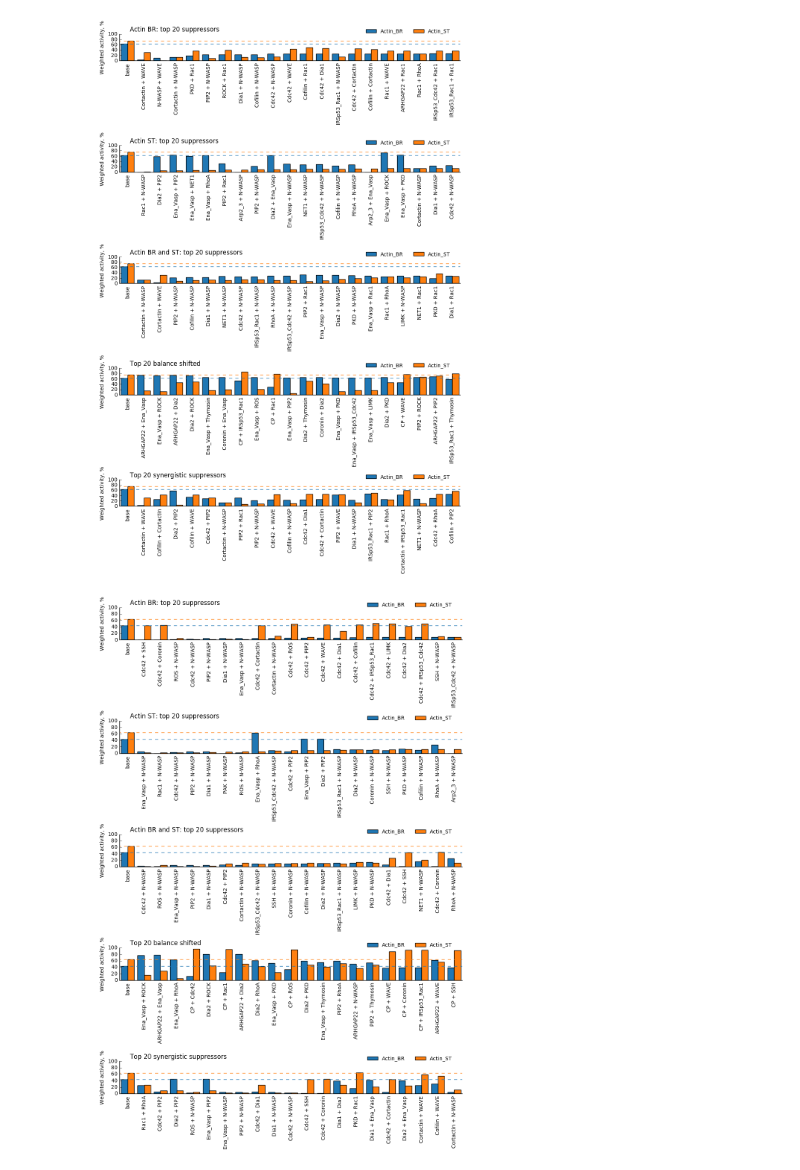
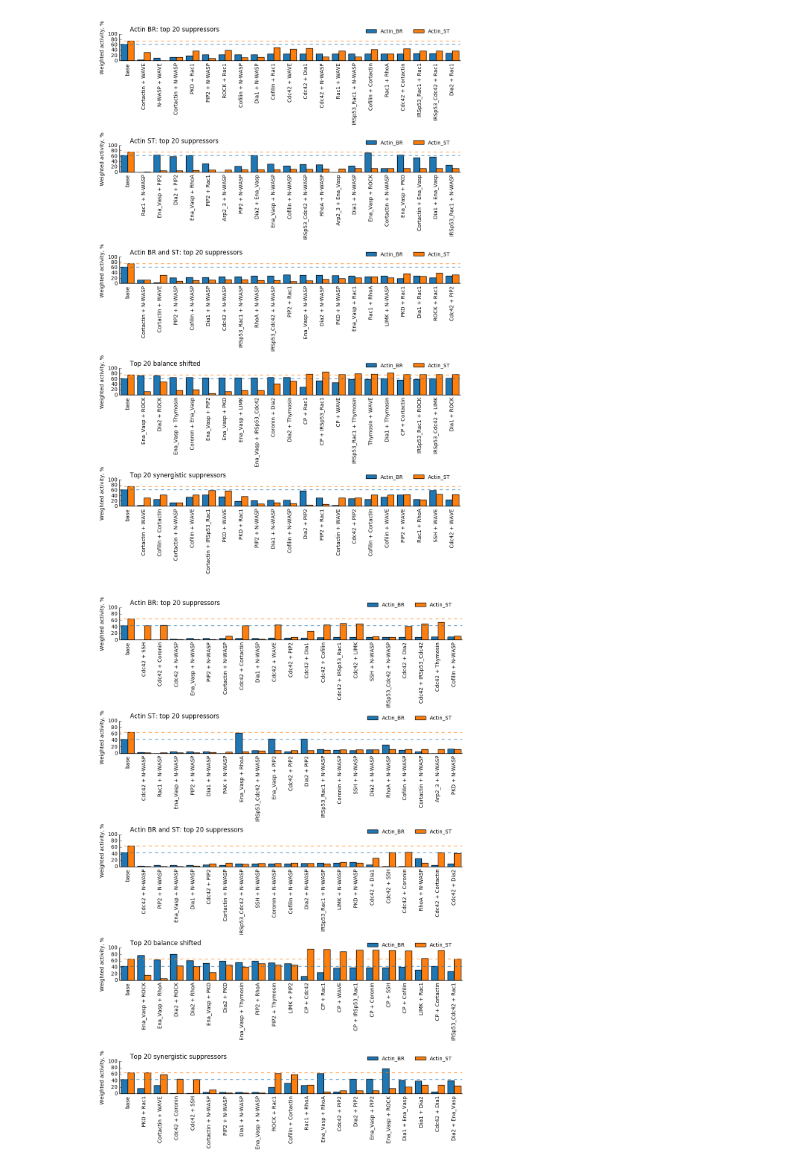
Before and after one commit to Vitaljok/actin-signaling, a Jupyter notebook: Double knock-down charts TOP-X.ipynb, the cells around one changed output. Saved outputs shown, nothing was run; the diff lists cells and outputs as text; code cells hidden in the pictures.

Commit message:
Updating TOP 20 charts

```diff
--- a/Double knock-down charts TOP-X.ipynb
+++ b/Double knock-down charts TOP-X.ipynb
@@ -68,7 +68,7 @@ for report in reports:
 
     df['synergy_BR'] = (df['Actin_BR'] - df['Actin_BR_single']) / base_BR
     df['synergy_ST'] = (df['Actin_ST'] - df['Actin_ST_single']) / base_ST
-    df['synergy'] = df['synergy_BR'] + df['synergy_ST']
+#     df['synergy'] = df['synergy_BR'] + df['synergy_ST']
 
     dfs = [
         df[df.index == 'base'].append(
@@ -76,36 +76,41 @@ for report in reports:
 
         df[df.index == 'base'].append(
             df[df['Actin_ST'] > 0].sort_values('Actin_ST').head(topX)),
 
         df[df.index == 'base'].append(
             df[(df['Actin_ST'] > 0) & (df['Actin_BR'] > 0)].sort_values('both_diff').head(topX)),
 
-        df[df.index == 'base'].append(
-            df[(df['Actin_ST'] > 0) & (df['Actin_BR'] > 0)].sort_values('balance_shift').head(topX)),
+        df[df.index == 'base'].append([
+            df[(df['Actin_ST'] > 0) & (df['Actin_BR'] > 0) & (df['Actin_BR_diff'] > 0)] \
+                .sort_values('balance_shift').head(topX // 2),
+            df[(df['Actin_ST'] > 0) & (df['Actin_BR'] > 0) & (df['Actin_ST_diff'] > 0)] \
+                .sort_values('balance_shift').head(topX // 2)]),
 
-        df[df.index == 'base'].append(
-            df[(df['Actin_ST'] > 0) & (df['Actin_BR'] > 0)].sort_values('synergy').head(topX)),
+        df[df.index == 'base'].append([
+                df[(df['Actin_ST'] > 0) & (df['Actin_BR'] > 0)].sort_values('synergy_BR').head(topX // 2),
+                df[(df['Actin_ST'] > 0) & (df['Actin_BR'] > 0)].sort_values('synergy_ST').head(topX // 2)
+            ]),
 
     ]
 
     names = [r'Actin BR: top {} suppressors'.format(topX),
              r'Actin ST: top {} suppressors'.format(topX),
              r'Actin BR and ST: top {} suppressors'.format(topX),
              r'Top {} balance shifted'.format(topX),
              r'Top {} synergistic suppressors'.format(topX)
             ]
 
     fig, axis = pl.subplots(5, 1, sharey=True, figsize=(10, 15))
 
 
     for i in range(5):
         plot_knockdowns(dfs[i], axis[i], names[i], topX+1)
 
     pl.tight_layout()
 
     pl.savefig('charts/fig_4_top_X_{}.png'.format(report), bbox_inches='tight', dpi=300)
     pl.savefig('charts/fig_4_top_X_{}.svg'.format(report), bbox_inches='tight')
     pl.savefig('charts/fig_4_top_X_{}.eps'.format(report), bbox_inches='tight')
 # %% [output]
-[figure, old version]
+[figure, new version]
-[figure, old version]
+[figure, new version]
```
Also changed, not shown: 14 other files.
